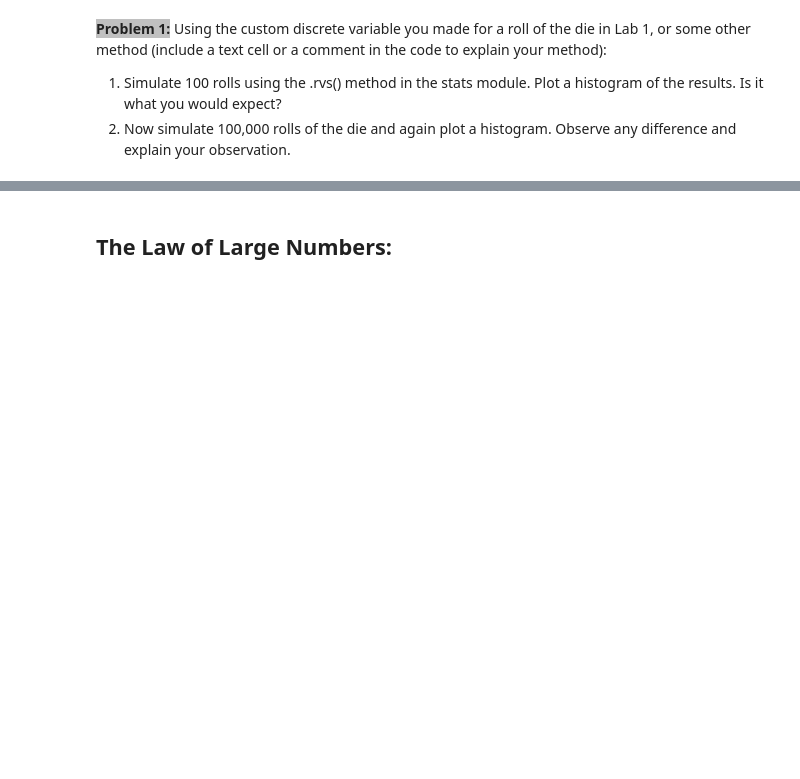
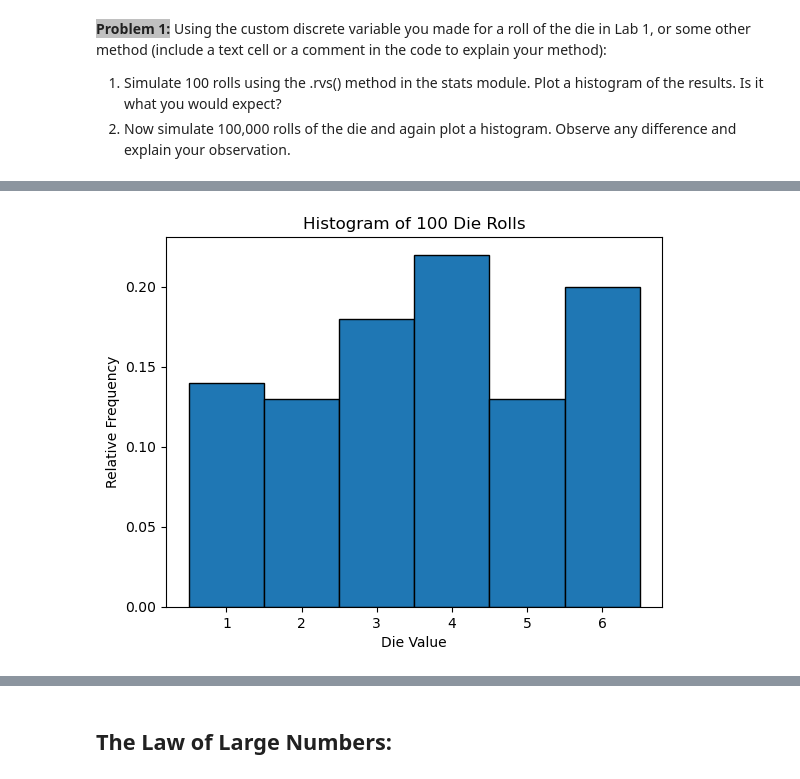
Before and after one commit to Everloom-129/ECE314_Probability_Lab, a Jupyter notebook: Lab 2/Lab 2.ipynb, the cells around one changed output, grey strips where cells are left out. Saved outputs shown, nothing was run; the diff lists cells and outputs as text; code cells hidden in the pictures; blank space fills up the shorter version.

```diff
--- a/Lab 2/Lab 2.ipynb
+++ b/Lab 2/Lab 2.ipynb
@@ -60,0 +60,13 @@ __Answer:__ (Your answer here)
+# %%
+die = st.randint(low=1, high=7)
+
+rolls_100 = die.rvs(size=100)
+
+plt.hist(rolls_100, bins=np.arange(1, 8)-0.5, edgecolor='black', density=True)
+plt.title('Histogram of 100 Die Rolls')
+plt.xlabel('Die Value')
+plt.ylabel('Relative Frequency')
+plt.xticks(range(1, 7))
+plt.show()
+# %% [output]
+[figure, added]
```
Also changed, not shown: parts of 26 cells of this notebook, 8 other files.
